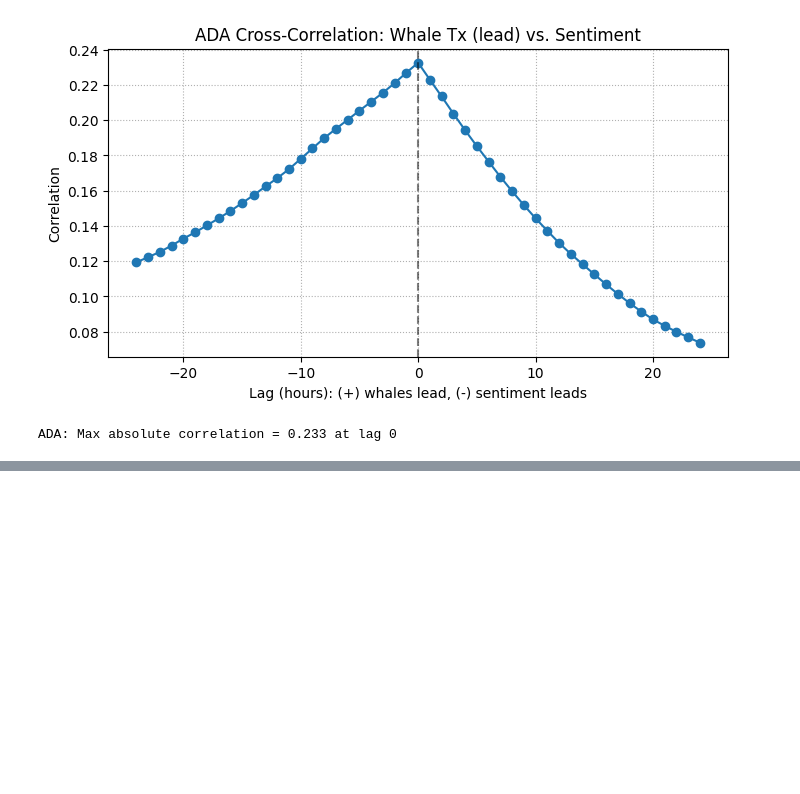
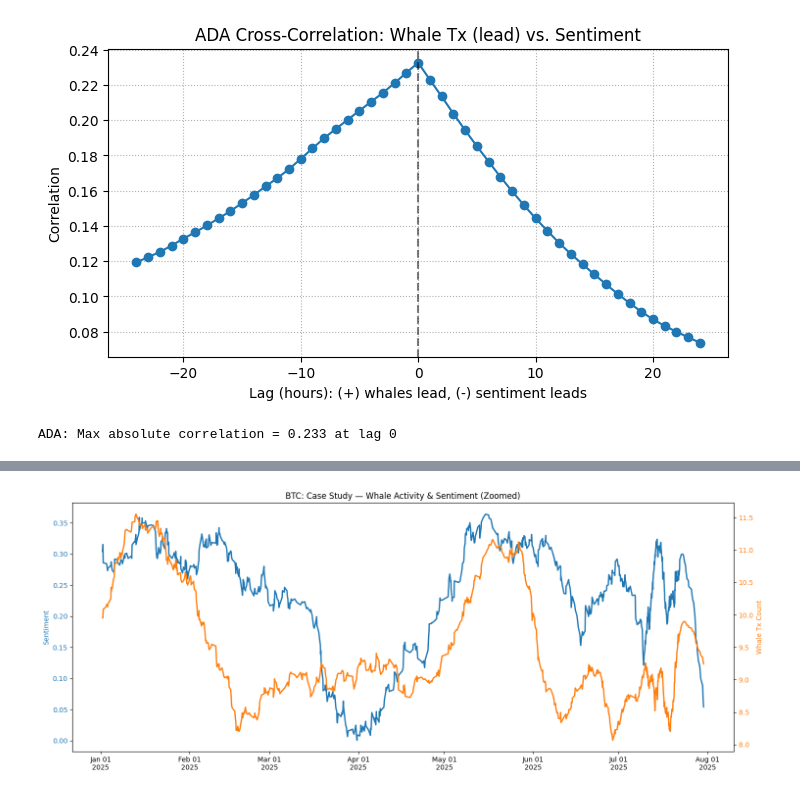
Before and after one commit to FeryGritli/crypto-sentiment-whales, a Jupyter notebook: notebooks/06_Sentiment_Whales_Operations.ipynb, the cells around one changed output, grey strips where cells are left out. Drawn from its saved outputs; the diff is of its cells as text; code cells hidden in the pictures; blank space fills up the shorter version.

```diff
--- a/notebooks/06_Sentiment_Whales_Operations.ipynb
+++ b/notebooks/06_Sentiment_Whales_Operations.ipynb
@@ -661,0 +798,30 @@ For others (like SOL), there’s no simultaneous link, but a delayed, weak influ
+# %%
+#Case Study: Zoom-in Example (for Thesis Figure) - BTC
+import matplotlib.dates as mdates
+
+coin = 'BTC'
+dfc = df_matched[df_matched['coin'] == coin].sort_values('timestamp').copy()
+win = 121 if len(dfc) > 121 else (len(dfc)//2)*2+1
+dfc['sentiment_smooth'] = savgol_filter(dfc['sentiment'].fillna(0), win, 3)
+dfc['whale_smooth'] = savgol_filter(dfc['whale_transaction_count'].fillna(0), win, 3)
+
+# Example: Zoom to a period (Start 2025 until today's date)
+start, end = '2025-01-01', '2025-07-31'
+df_zoom = dfc[(dfc['timestamp'] >= start) & (dfc['timestamp'] <= end)]
+
+plt.figure(figsize=(15,6))
+ax1 = plt.gca()
+ax1.plot(df_zoom['timestamp'], df_zoom['sentiment_smooth'], color='tab:blue', linewidth=2, label='Sentiment (smoothed)')
+ax1.set_ylabel('Sentiment', color='tab:blue')
+ax1.tick_params(axis='y', labelcolor='tab:blue')
+ax2 = ax1.twinx()
+ax2.plot(df_zoom['timestamp'], df_zoom['whale_smooth'], color='tab:orange', linewidth=2, label='Whale Tx Count (smoothed)')
+ax2.set_ylabel('Whale Tx Count', color='tab:orange')
+ax2.tick_params(axis='y', labelcolor='tab:orange')
+plt.title(f"{coin}: Case Study — Whale Activity & Sentiment (Zoomed)")
+ax1.xaxis.set_major_formatter(mdates.DateFormatter('%b %d\n%Y'))
+plt.grid(True, axis='x', linestyle=':', alpha=0.5)
+plt.tight_layout()
+plt.show()
+# %% [output]
+[figure, added]
```
Also changed, not shown: parts of 7 cells of this notebook.
